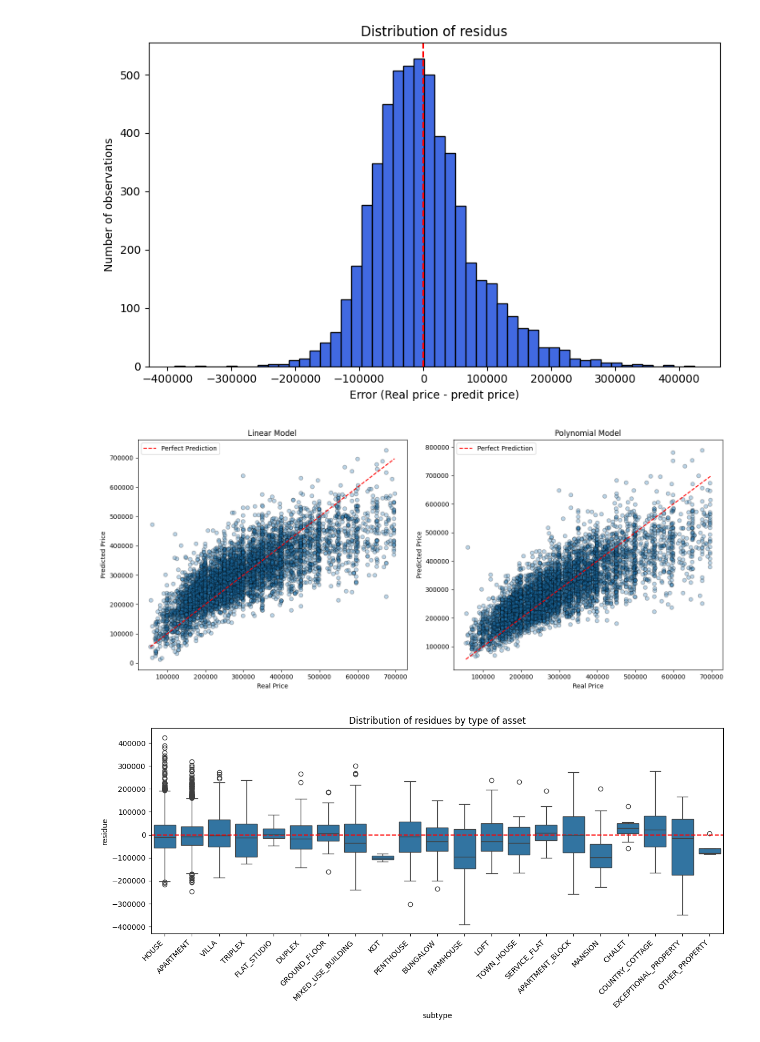
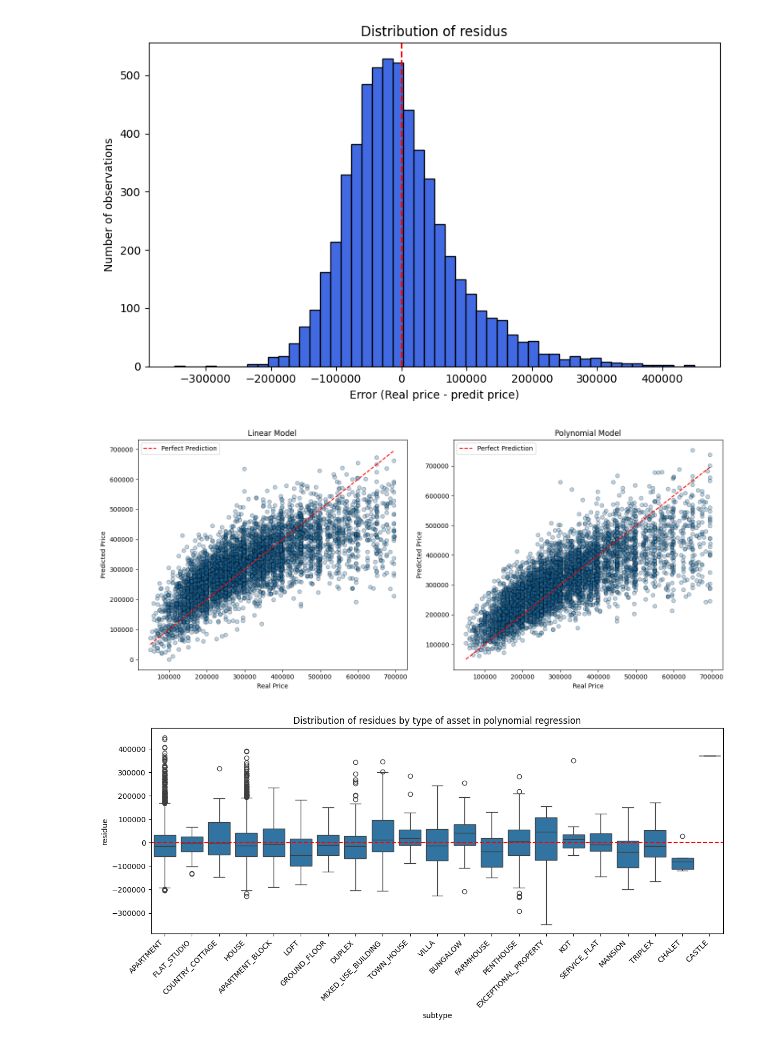
Before and after one commit to fhaulot/Immo_Eliza_Regression, a Jupyter notebook: machine_learning.ipynb, the cells around one changed output. Saved outputs shown, nothing was run; the diff lists cells and outputs as text; code cells hidden in the pictures.

```diff
--- a/machine_learning.ipynb
+++ b/machine_learning.ipynb
@@ -73,7 +72,7 @@ df["building_condition"] = df["buildingCondition"].map(building_condition)
 # %%
 # list of nominal variable
 
-cat_features = ['type', 'subtype', 'province', 'region']
+cat_features = ['subtype', 'province']
 
 # ColumnTransformer with OneHotEncoder
 preprocessor = ColumnTransformer(
@@ -92,7 +91,7 @@ model = Pipeline(steps=[
 
 y = df["price"]
 # drop buildingCondition and epcScore after convertion
-X = df.drop(columns=["price", 'postCode', "buildingCondition", "price_square_meter", "epcScore"])
+X = df.drop(columns=["price", "buildingCondition", "epcScore"])
 print(X.columns)
 
 X_train, X_test, y_train, y_test = train_test_split(X, y, test_size=0.20, random_state=42)
@@ -102,17 +101,19 @@ X_train, X_test, y_train, y_test = train_test_split(X, y, test_size=0.20, random
 model.fit(X_train, y_train)
 
 # Predictions
-y_pred = model.predict(X_test)
+y_pred_test = model.predict(X_test)
+y_pred_train = model.predict(X_train)
 
 # Display prediction
 #print("Prédictions :", y_pred)
 
-r2 = r2_score(y_test, y_pred)
-#rmse = np.sqrt(mean_squared_error(y_test, y_pred))
-mae = mean_absolute_error(y_test, y_pred)
+r2_test = r2_score(y_test, y_pred_test)
+r2_train = r2_score(y_train, y_pred_train)
+mae_test = mean_absolute_error(y_test, y_pred_test)
+mae_train = mean_absolute_error(y_train, y_pred_train)
 
-print("R² :", r2)
-print("MAE :", mae)
-
-#print("RMSE :", rmse)
+print("R² on test :", r2_test)
+print("R² on train :", r2_train)
+print("MAE on test :", mae_test)
+print("MAE on train:", mae_train)
 # %% [output]
@@ -218,14 +222,20 @@ poly_model = make_pipeline(
 
 # Training
 poly_model.fit(X_train, y_train)
-y_pred_poly = poly_model.predict(X_test)
+y_pred_poly_test = poly_model.predict(X_test)
+y_pred_poly_train = poly_model.predict(X_train)
 
 # Assessment
-r2_poly = r2_score(y_test, y_pred_poly)
+r2_poly_test = r2_score(y_test, y_pred_poly_test)
+r2_poly_train = r2_score(y_train, y_pred_poly_train)
 # rmse_poly = np.sqrt(mean_squared_error(y_test, y_pred_poly))
-mae = mean_absolute_error(y_test, y_pred_poly)
+mae_test = mean_absolute_error(y_test, y_pred_poly_test)
+mae_train = mean_absolute_error(y_train, y_pred_poly_train)
 
-print("R² of polynomial model :", r2_poly)
-print("MAE of polynomial model :", mae)
+print("R² of polynomial model on test :", r2_poly_test)
+print("R² of polynomial model on train :", r2_poly_train)
+print("MAE of polynomial model on test :", mae_test)
+print("MAE of polynomial model on train :", mae_train)
+
 #print("RMSE (polynomial) :", rmse_poly)
 # %% [output]
@@ -253,6 +265,6 @@ plt.show()
 # %%
 # Distribution of residus in polynomial model
-residus = y_test - y_pred_poly
+residus = y_test - y_pred_poly_test
 
 plt.figure(figsize=(8, 5))
 plt.hist(residus, bins=50, color='royalblue', edgecolor='black')
@@ -263,14 +275,14 @@ plt.ylabel("Number of observations")
 plt.tight_layout()
 plt.show()
 # %% [output]
-[figure, old version]
+[figure, new version]
 # %%
 # Initialization of two side-by-side subplots
 
 fig, axes = plt.subplots(1, 2, figsize=(14, 6))
 
-# 1st graph — Linear Model
-axes[0].scatter(y_test, y_pred, alpha=0.3, edgecolors='k')
+# 1st graph — Linear Model (left)
+axes[0].scatter(y_test, y_pred_test, alpha=0.3, edgecolors='k')
 axes[0].plot([y_test.min(), y_test.max()], [y_test.min(), y_test.max()],
              color='red', linestyle='--', label='Perfect Prediction')
 axes[0].set_xlabel("Real Price")
@@ -278,8 +290,8 @@ axes[0].set_ylabel("Predicted Price")
 axes[0].set_title("Linear Model")
 axes[0].legend()
 
-# 2nd graph — Polynomial Model
-axes[1].scatter(y_test, y_pred_poly, alpha=0.3, edgecolors='k')
+# 2nd graph — Polynomial Model (right)
+axes[1].scatter(y_test, y_pred_poly_test, alpha=0.3, edgecolors='k')
 axes[1].plot([y_test.min(), y_test.max()], [y_test.min(), y_test.max()],
              color='red', linestyle='--', label='Perfect Prediction')
 axes[1].set_xlabel("Real Price")
@@ -290,25 +302,25 @@ axes[1].legend()
 plt.tight_layout()
 plt.show()
 # %% [output]
-[figure, old version]
+[figure, new version]
 # %%
 # Create the residuals column
-residus = y_test - y_pred_poly
+residus = y_test - y_pred_poly_test
 df_residus = pd.DataFrame({
     "subtype": X_test["subtype"],  # Raw column (not encoded)
     "residue": residus
 })
 
 # We group all the present subtypes
 plt.figure(figsize=(12, 6))
 sns.boxplot(x="subtype", y="residue", data=df_residus)
 plt.axhline(0, color="red", linestyle="--")
 plt.xticks(rotation=45, ha="right")
-plt.title("Distribution of residues by type of asset")
+plt.title("Distribution of residues by type of asset in polynomial regression")
 plt.tight_layout()
 plt.show()
 # %% [output]
-[figure, old version]
+[figure, new version]
 # %%
 # Log-transformer target
 y_train_log = np.log1p(y_train)  # log(1 + y)
```
Also changed, not shown: parts of 14 cells of this notebook.
